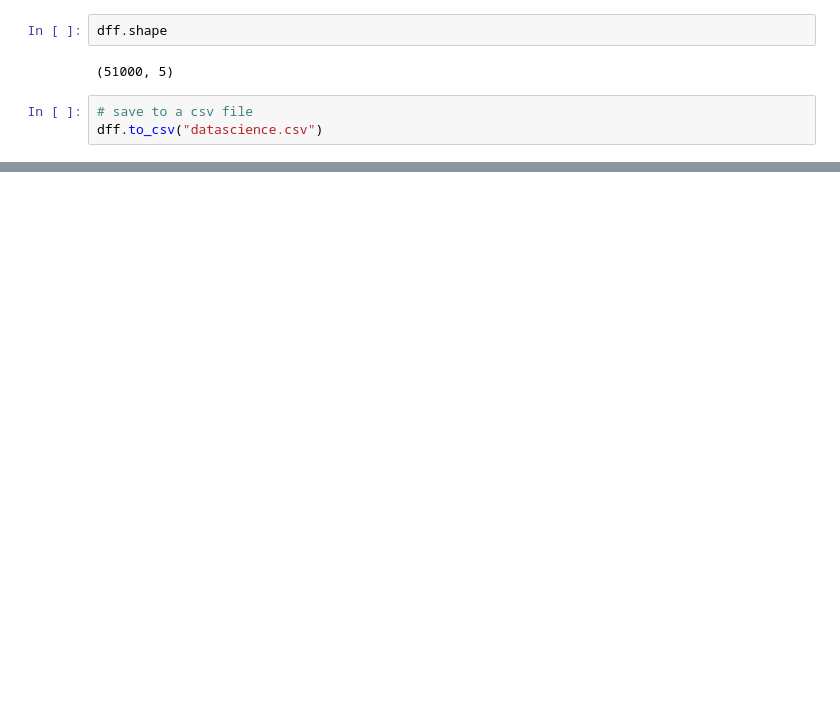
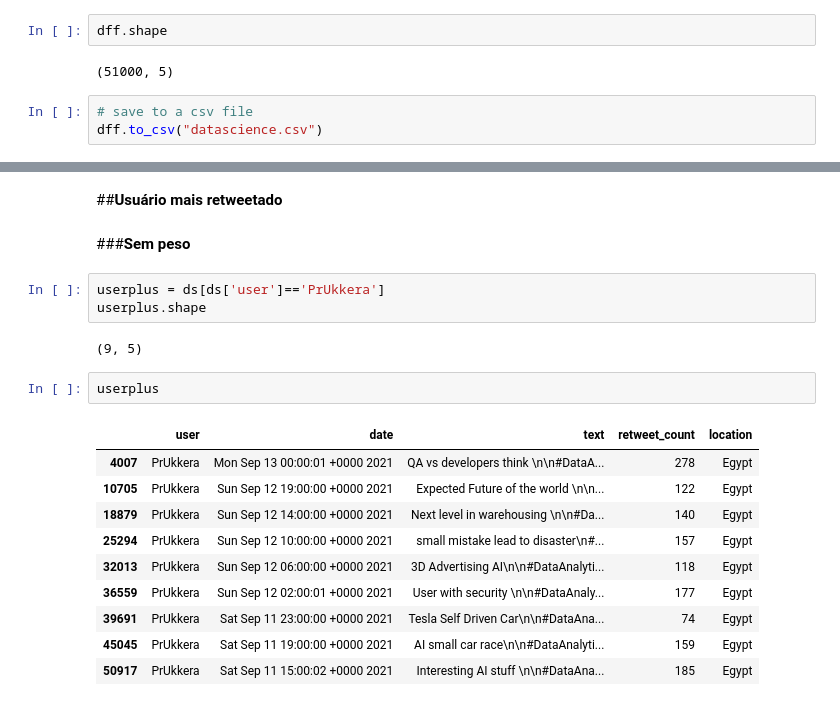
Before and after one commit to luannappontes/an-lisederedes, a Jupyter notebook: Projeto_UnidadeIII/Projeto_UnidadeIII.ipynb, the cells around one changed output, grey strips where cells are left out. Drawn from its saved outputs; the diff is of its cells as text; blank space fills up the shorter version.

```diff
--- a/Projeto_UnidadeIII/Projeto_UnidadeIII.ipynb
+++ b/Projeto_UnidadeIII/Projeto_UnidadeIII.ipynb
@@ -809,0 +858,22 @@ dff.to_csv("datascience.csv")
+# %% [markdown]
+##**Usuário mais retweetado**
+# %% [markdown]
+###**Sem peso**
+# %%
+userplus = ds[ds['user']=='PrUkkera']
+userplus.shape
+# %% [output]
+(9, 5)
+# %%
+userplus
+# %% [output]
+|  | user | date | text | retweet_count | location |
+| 4007 | PrUkkera | Mon Sep 13 00:00:01 +0000 2021 | QA vs developers think \n\n#DataA... | 278 | Egypt |
+| 10705 | PrUkkera | Sun Sep 12 19:00:00 +0000 2021 | Expected Future of the world \n\n... | 122 | Egypt |
+| 18879 | PrUkkera | Sun Sep 12 14:00:00 +0000 2021 | Next level in warehousing \n\n#Da... | 140 | Egypt |
+| 25294 | PrUkkera | Sun Sep 12 10:00:00 +0000 2021 | small mistake lead to disaster\n#... | 157 | Egypt |
+| 32013 | PrUkkera | Sun Sep 12 06:00:00 +0000 2021 | 3D Advertising AI\n\n#DataAnalyti... | 118 | Egypt |
+| 36559 | PrUkkera | Sun Sep 12 02:00:01 +0000 2021 | User with security \n\n#DataAnaly... | 177 | Egypt |
+| 39691 | PrUkkera | Sat Sep 11 23:00:00 +0000 2021 | Tesla Self Driven Car\n\n#DataAna... | 74 | Egypt |
+| 45045 | PrUkkera | Sat Sep 11 19:00:00 +0000 2021 | AI small car race\n\n#DataAnalyti... | 159 | Egypt |
+| 50917 | PrUkkera | Sat Sep 11 15:00:02 +0000 2021 | Interesting AI stuff \n\n#DataAna... | 185 | Egypt |
```
Also changed, not shown: parts of 16 cells of this notebook.
